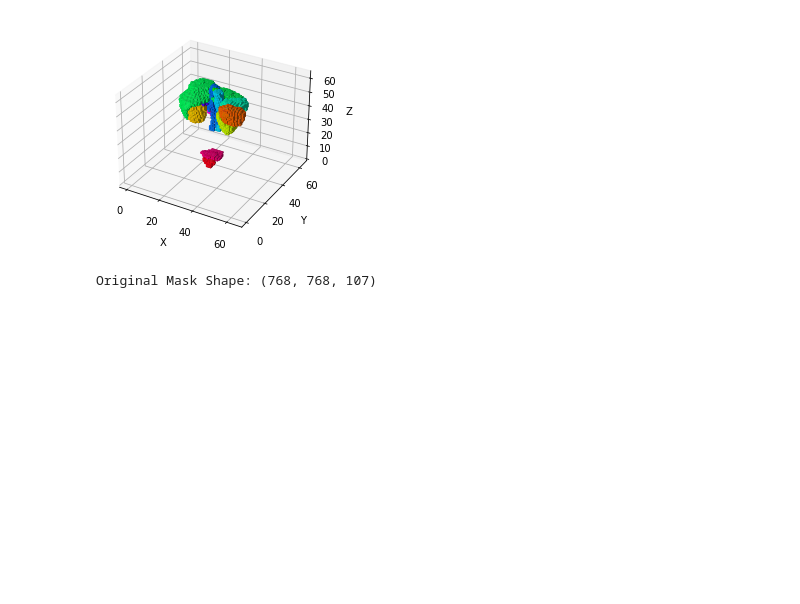
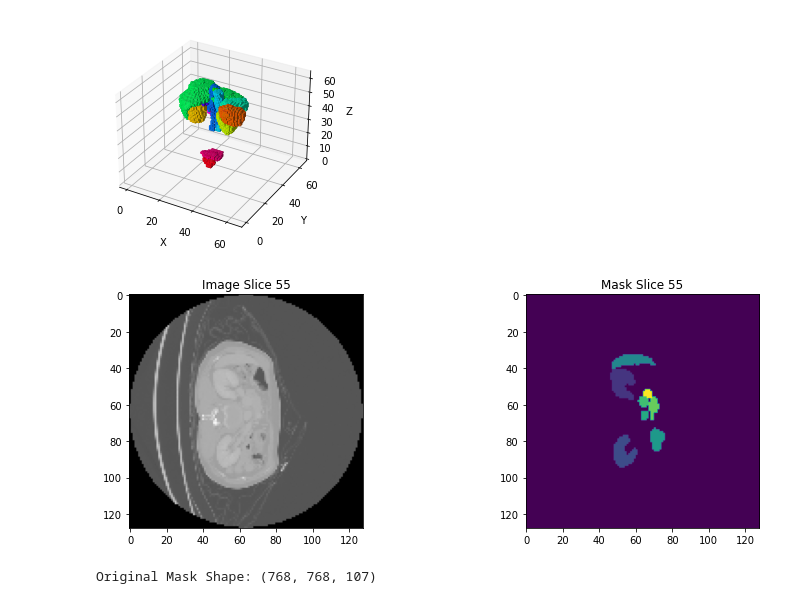
Before and after one commit to YugaC/Automatic-Data-Augmentation, a Jupyter notebook: labels_seperated.ipynb, the cells around one changed output. Drawn from its saved outputs; the diff is of its cells as text; code cells hidden in the pictures; blank space fills up the shorter version.

```diff
--- a/labels_seperated.ipynb
+++ b/labels_seperated.ipynb
@@ -83,6 +83,84 @@ Label 14.0: 212 voxels
 Label 15.0: 124 voxels
 Number of unique labels (including background): 16
 [figure]
+# %%
+import nibabel as nib
+import numpy as np
+from scipy.ndimage import zoom
+import matplotlib.pyplot as plt
+
+def load_nifti(file_path):
+    """
+    Load NIfTI file and return data array.
+
+    Args:
+    - file_path: Path to the NIfTI file
+
+    Returns:
+    - NIfTI data array
+    """
+    img = nib.load(file_path)
+    data = img.get_fdata()
+    return data
+
+def load_mask(mask_path):
+    """
+    Load NIfTI mask file and return mask array.
+
+    Args:
+    - mask_path: Path to the NIfTI mask file
+
+    Returns:
+    - NIfTI mask array
+    """
+    mask_img = nib.load(mask_path)
+    mask_data = mask_img.get_fdata()
+    return mask_data
+
+def downsample(data, target_shape):
+    """
+    Downsample 3D array data to the target shape.
+
+    Args:
+    - data: 3D array data
+    - target_shape: Target shape for downsampling
+
+    Returns:
+    - Downsampled 3D array
+    """
+    zoom_factors = np.array(target_shape) / np.array(data.shape)
+    downsampled_data = zoom(data, zoom_factors, order=0)
+    return downsampled_data
+
+def plot_slices(image, mask, slice_index):
+    fig, axes = plt.subplots(1, 2, figsize=(12, 4))
+
+    # Plot downsampled image slice
+    axes[0].imshow(image[:, :, slice_index], cmap='gray')
+    axes[0].set_title(f"Image Slice {slice_index}")
+
+    # Plot downsampled mask slice
+    axes[1].imshow(mask[:, :, slice_index], cmap='viridis')
+    axes[1].set_title(f"Mask Slice {slice_index}")
+
+    plt.tight_layout()
+    plt.show()
+
+# Example usage for displaying only slice number 5
+file_path = 'C:/Users/Yugashree/Downloads/subset/image/amos_0004.nii'
+mask_path = 'C:/Users/Yugashree/Downloads/subset/label/amos_0004.nii'
+target_shape = (128, 128, 78)
+slice_to_display = 55
+
+nifti_data = load_nifti(file_path)
+mask_data = load_mask(mask_path)
+
+downsampled_nifti_data = downsample(nifti_data, target_shape)
+downsampled_mask_data = downsample(mask_data, target_shape)
+
+plot_slices(downsampled_nifti_data, downsampled_mask_data, slice_to_display)
+# %% [output]
+[figure, added]
 # %%
 import os
 import numpy as np
```
Also changed, not shown: parts of 2 cells of this notebook, 15 other files.
